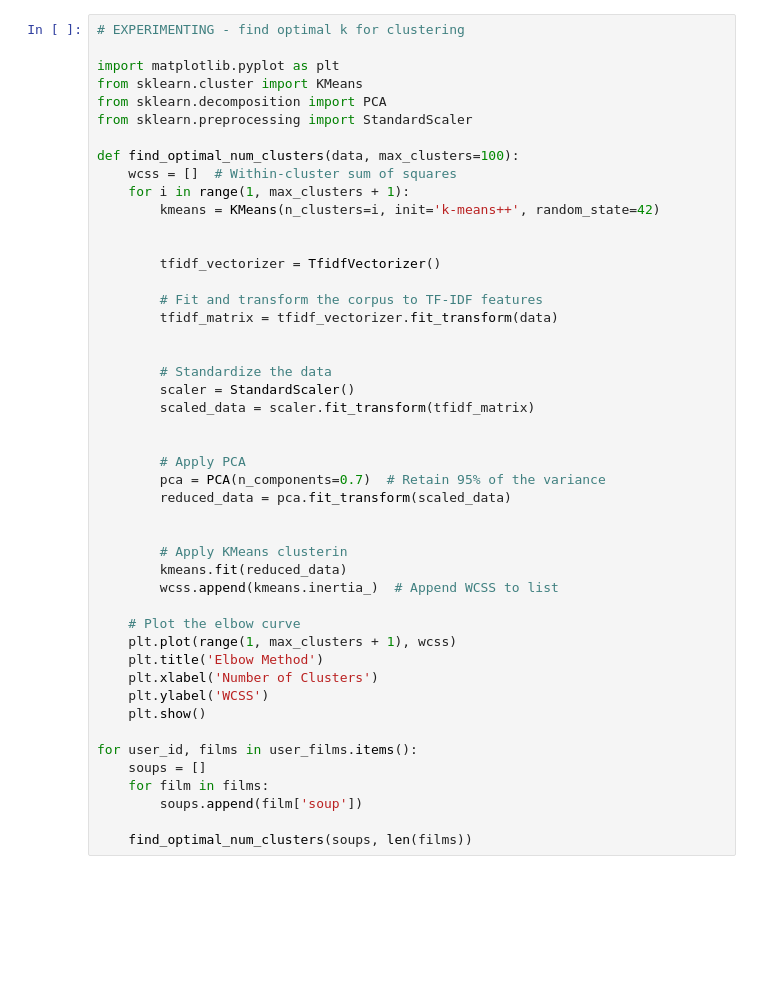
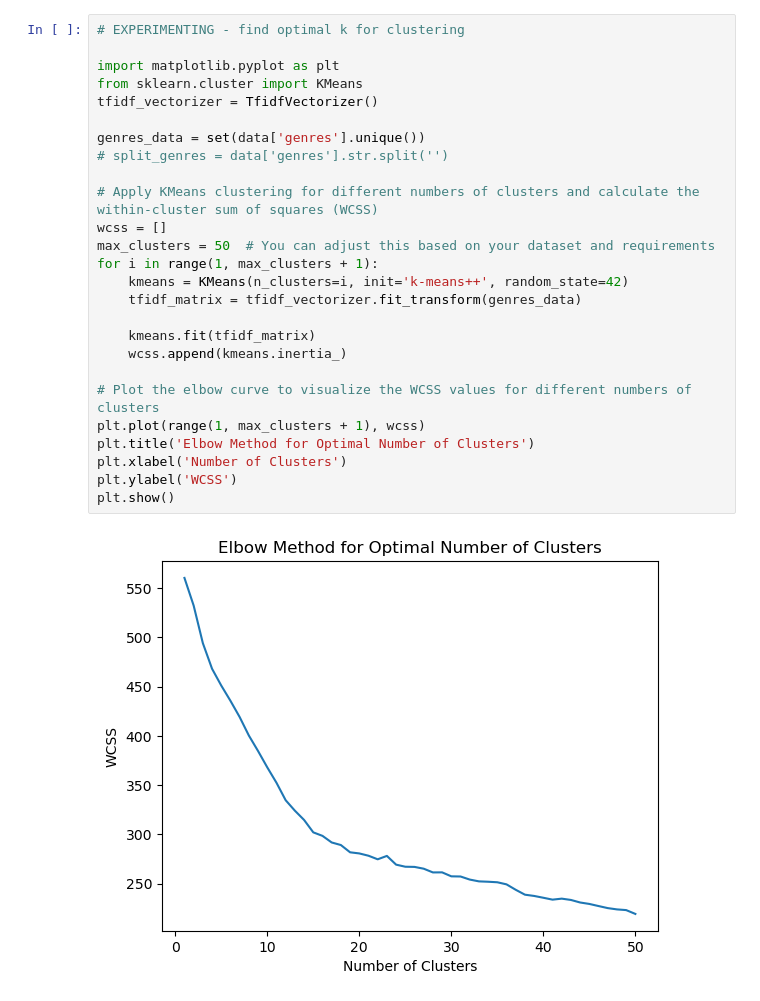
Before and after one commit to Roland-02/Cinephile.com, a Jupyter notebook: recommendEngine.ipynb, the cells around one changed output. Cells and saved outputs as stored; diff of their text form; blank space fills up the shorter version.

Commit message:
integrated k-means clustering - allows for more varied recommednations from genres user may like, aslo evaulation using clustering

```diff
--- a/recommendEngine.ipynb
+++ b/recommendEngine.ipynb
@@ -1243,47 +1005,28 @@ def generate_collaborative_recommendations(user_id):
 # %%
 # EXPERIMENTING - find optimal k for clustering
 
 import matplotlib.pyplot as plt
 from sklearn.cluster import KMeans
-from sklearn.decomposition import PCA
-from sklearn.preprocessing import StandardScaler
+tfidf_vectorizer = TfidfVectorizer()
 
-def find_optimal_num_clusters(data, max_clusters=100):
-    wcss = []  # Within-cluster sum of squares
-    for i in range(1, max_clusters + 1):
-        kmeans = KMeans(n_clusters=i, init='k-means++', random_state=42)
+genres_data = set(data['genres'].unique())
+# split_genres = data['genres'].str.split('')
 
+# Apply KMeans clustering for different numbers of clusters and calculate the within-cluster sum of squares (WCSS)
+wcss = []
+max_clusters = 50  # You can adjust this based on your dataset and requirements
+for i in range(1, max_clusters + 1):
+    kmeans = KMeans(n_clusters=i, init='k-means++', random_state=42)
+    tfidf_matrix = tfidf_vectorizer.fit_transform(genres_data)
 
-        tfidf_vectorizer = TfidfVectorizer()
+    kmeans.fit(tfidf_matrix)
+    wcss.append(kmeans.inertia_)
 
-        # Fit and transform the corpus to TF-IDF features
-        tfidf_matrix = tfidf_vectorizer.fit_transform(data)
-
-
-        # Standardize the data
-        scaler = StandardScaler()
-        scaled_data = scaler.fit_transform(tfidf_matrix)
-
-
-        # Apply PCA
-        pca = PCA(n_components=0.7)  # Retain 95% of the variance
-        reduced_data = pca.fit_transform(scaled_data)
-
-
-        # Apply KMeans clusterin
-        kmeans.fit(reduced_data)
-        wcss.append(kmeans.inertia_)  # Append WCSS to list
-
-    # Plot the elbow curve
-    plt.plot(range(1, max_clusters + 1), wcss)
-    plt.title('Elbow Method')
-    plt.xlabel('Number of Clusters')
-    plt.ylabel('WCSS')
-    plt.show()
-
-for user_id, films in user_films.items():
-    soups = []
-    for film in films:
-        soups.append(film['soup'])
-
-    find_optimal_num_clusters(soups, len(films))
+# Plot the elbow curve to visualize the WCSS values for different numbers of clusters
+plt.plot(range(1, max_clusters + 1), wcss)
+plt.title('Elbow Method for Optimal Number of Clusters')
+plt.xlabel('Number of Clusters')
+plt.ylabel('WCSS')
+plt.show()
+# %% [output]
+[figure, added]
```
Also changed, not shown: parts of 13 cells of this notebook, 2 other files.
